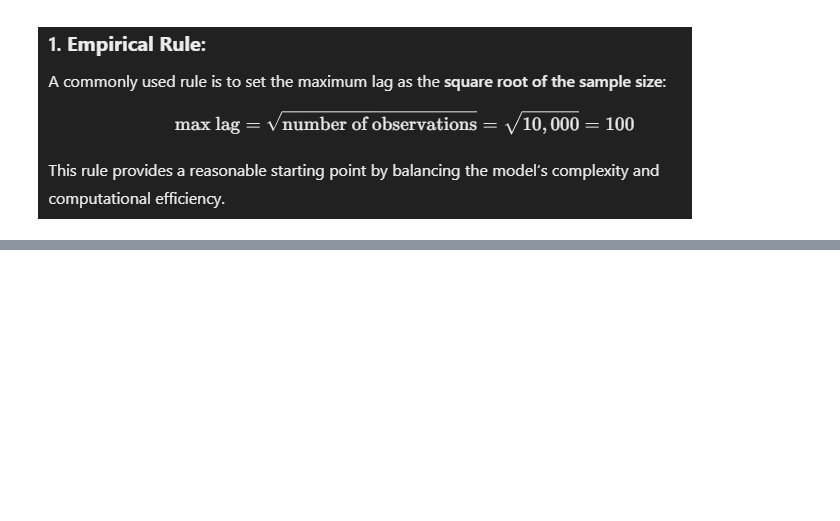
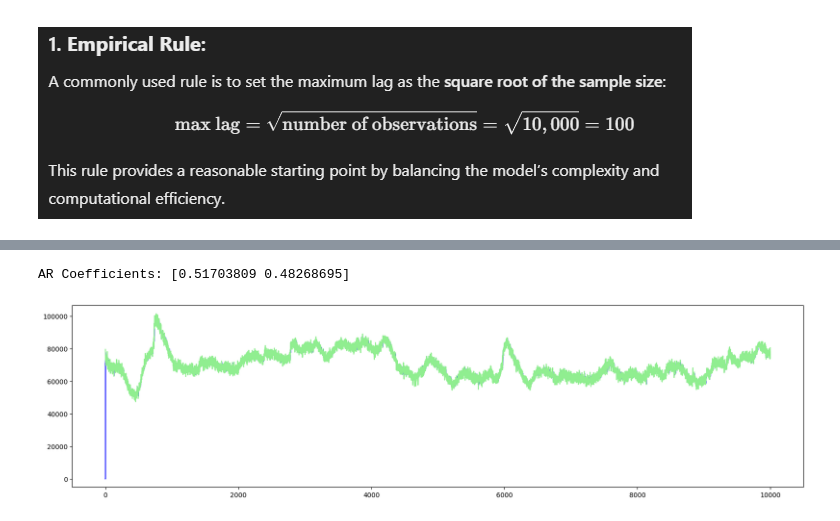
Before and after one commit to shreenandansonu/Signal-and-System-FNIRS-TSA, a Jupyter notebook: Modeling.ipynb, the cells around one changed output, grey strips where cells are left out. Saved outputs shown, nothing was run; the diff lists cells and outputs as text; code cells hidden in the pictures; blank space fills up the shorter version.

```diff
--- a/Modeling.ipynb
+++ b/Modeling.ipynb
@@ -315,0 +165,46 @@ ARIMA Model RMSE: 14869.1761
+# %%
+def calculate_ar_coefficients(data, order):
+
+    n = len(data)
+
+    # Prepare the design matrix for least squares
+    X = np.zeros((n - order, order))
+    y = np.zeros(n - order)
+
+    for t in range(order, n):
+        X[t - order, :] = data[t - order:t][::-1]
+        y[t - order] = data[t]
+
+    # Calculate coefficients using least squares: coefficients = (X^T * X)^-1 * X^T * y
+    coefficients = np.linalg.inv(X.T @ X) @ (X.T @ y)
+
+    return coefficients
+
+# Example usage for an AR(2) model
+data = data_main[:,1]
+ar_order = 2
+ar_coefficients = calculate_ar_coefficients(data, ar_order)
+print("AR Coefficients:", ar_coefficients)
+# %% [output]
+AR Coefficients: [0.51703809 0.48268695]
+# %%
+def manual_ar_model(data, coefficients, ar_order):
+    n = len(data)
+    predictions = [0] * n  # Initialize predictions with zeros
+
+    for t in range(order, n):
+        prediction = sum(coefficients[i] * data[t - i - 1] for i in range(order))
+        predictions[t] = prediction
+
+    return predictions
+
+data = data_main[:,1]
+order = 2
+
+predicted_ar_values = manual_ar_model(data, ar_coefficients, order)
+plt.figure(figsize=(20,5))
+plt.plot(predicted_ar_values,color="blue")
+plt.plot(data,color="lightgreen")
+plt.show()
+# %% [output]
+[figure, added]
```
Also changed, not shown: parts of 23 cells of this notebook.
